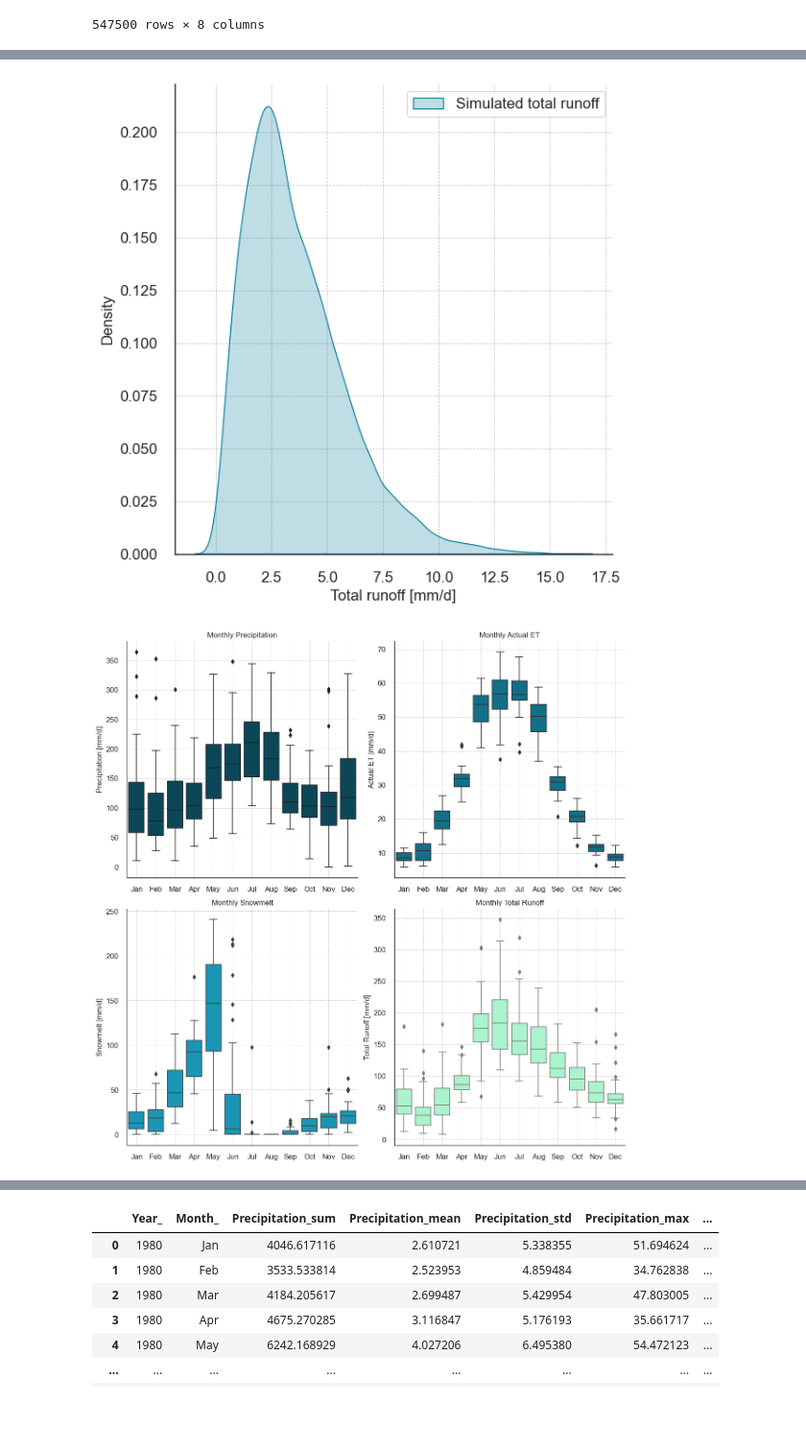
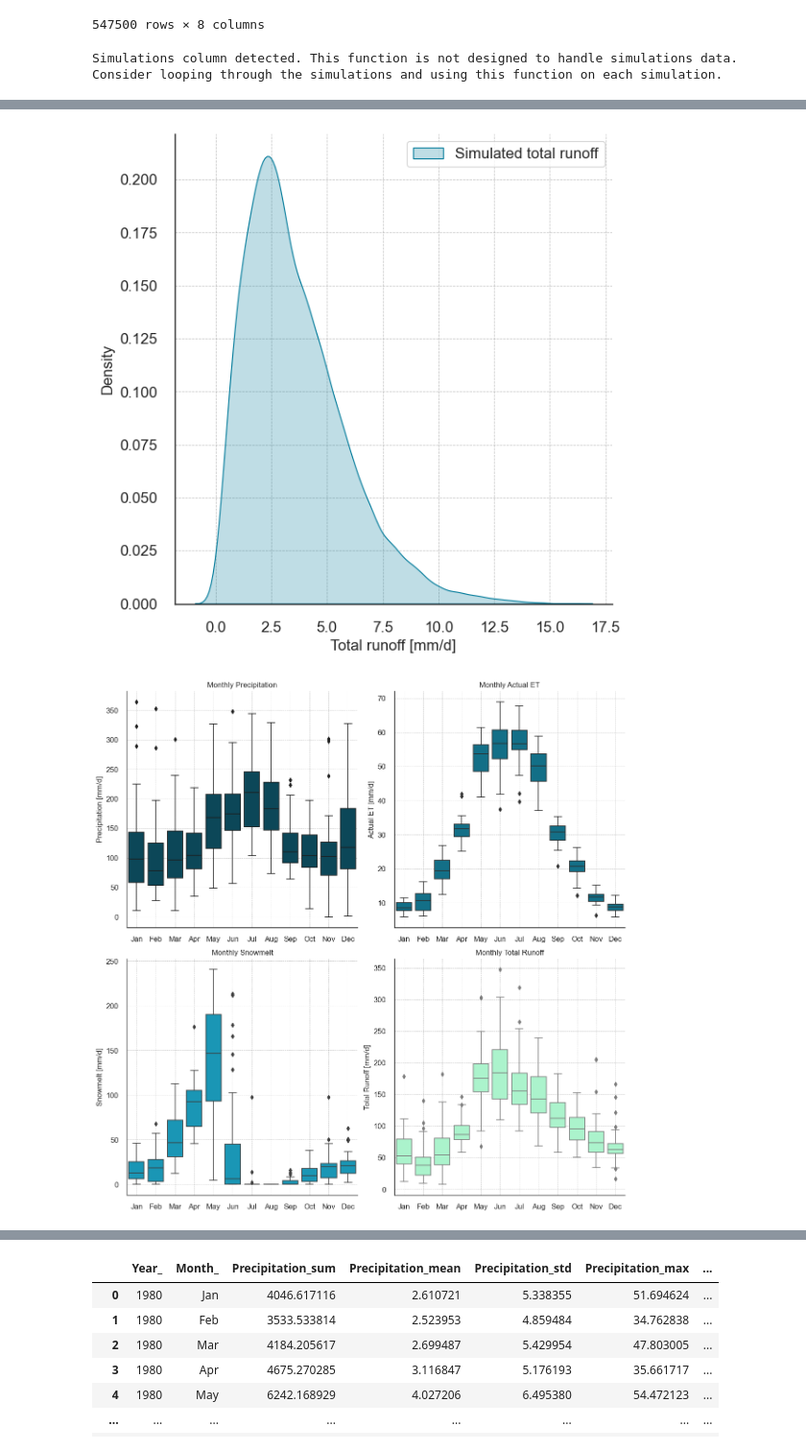
Before and after one commit to CooperBigFoot/climate-impacts, a Jupyter notebook: code/eda.ipynb, the cells around one changed output, grey strips where cells are left out. Shown at 96% size. Saved outputs shown, nothing was run; the diff lists cells and outputs as text; code cells hidden in the pictures; blank space fills up the shorter version.

```diff
--- a/code/eda.ipynb
+++ b/code/eda.ipynb
@@ -35,6 +35,12 @@ exp_first_data
 | 547498 | 0.000000 | 1.047279 | -5.964266 | -2.458494 | 2009 | Dec | 30 | 50 |
 | 547499 | 0.000000 | 1.667484 | -7.480722 | -2.906619 | 2009 | Dec | 31 | 50 |
 547500 rows × 8 columns
+# %%
+processed_exp_first_data = preprocess_data(exp_first_data)
+processed_exp_first_data
+# %% [output]
+Simulations column detected. This function is not designed to handle simulations data.
+Consider looping through the simulations and using this function on each simulation.
 # %%
 processed_present_data = preprocess_data(present_data)
 processed_present_data
@@ -49,12 +55,13 @@ bucket_model.set_catchment_properties(lapse_rate=0.5/100,            # °C/m
 # %%
 results = bucket_model.run(data=processed_present_data)
 
 plot_water_balance(results=results, start_year='2010', end_year='2019')
 plot_timeseries(results=results, start_year='2010', end_year='2019')
 plot_KDE(results=results)
 plot_monthly_boxplot(results=results)
+plot_ECDF(results=results)
 # %% [output]
 [figure]
 [figure]
 [figure]
-[figure, old version]
+[figure, new version]
```
Also changed, not shown: parts of 1 cell of this notebook, 3 other files.
